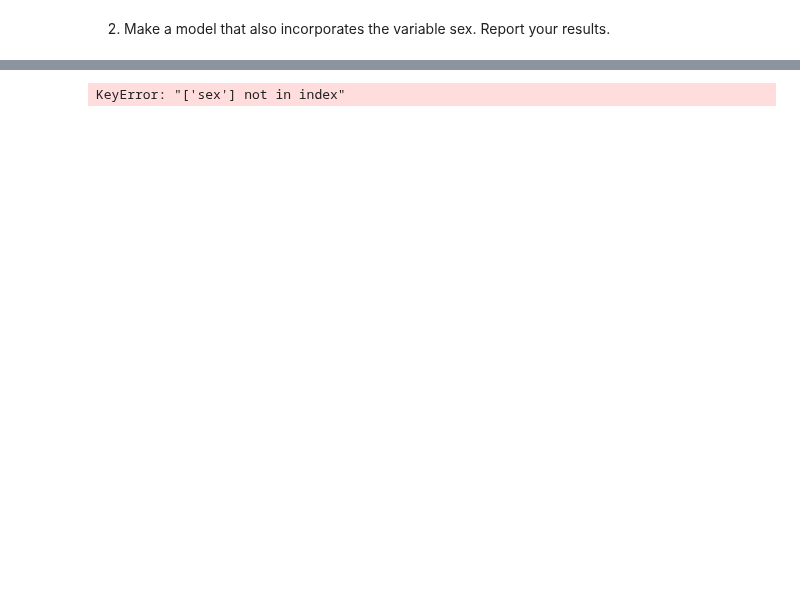
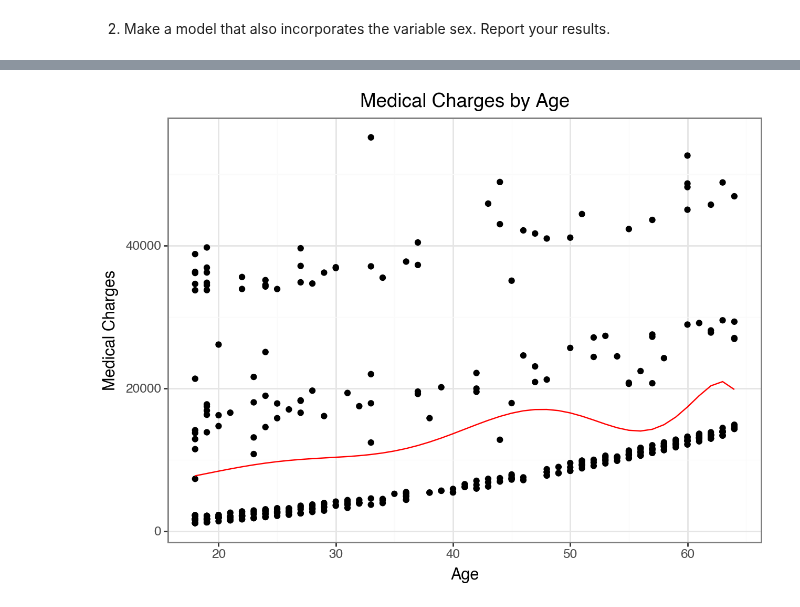
Before and after one commit to chloefeehan/GSB544, a Jupyter notebook: Labs/Lab5/Lab5.ipynb, the cells around one changed output, grey strips where cells are left out. Drawn from its saved outputs; the diff is of its cells as text; code cells hidden in the pictures; blank space fills up the shorter version.

```diff
--- a/Labs/Lab5/Lab5.ipynb
+++ b/Labs/Lab5/Lab5.ipynb
@@ -160,28 +530,15 @@ TypeError: OneHotEncoder.__init__() got an unexpected keyword argument 'sparse'
 # %%
-insurance = pd.get_dummies(insurance)
-
-X = insurance[["age", "sex"]]
-y = insurance["charges"]
-
-lr = LinearRegression()
-
-lr.fit(X, y)
-print(lr.intercept_)
-print(lr.coef_)
-
 plot_data = pd.DataFrame({
-    'age': X['age'],
-    'charges': y,
-    'predicted_charges': lr.predict(X)
+    "age": X["age"],
+    "charges": y,
+    "predicted": lr_pipeline6.predict(X)
 })
 
-(ggplot(plot_data, aes(x='age')) +
-    geom_point(aes(y='charges'), color='black', alpha=0.5) +
-    geom_line(aes(y='predicted_charges'), color='red', size=1) +
-    labs(title='Predicted Medical Charges from Age',
-          x='Age',
-          y='Medical Charges') +
-    theme_bw()
+(ggplot(plot_data, aes(x = "age", y = "charges"))
++ geom_point()
++ geom_line(aes(y = "predicted"), color = "red")
++ labs(x = "Age", y = "Medical Charges", title = "Medical Charges by Age")
++ theme_bw()
 )
 # %% [output]
-KeyError: "['sex'] not in index"
+[figure, added]
```
Also changed, not shown: parts of 20 cells of this notebook, 2 other files.
